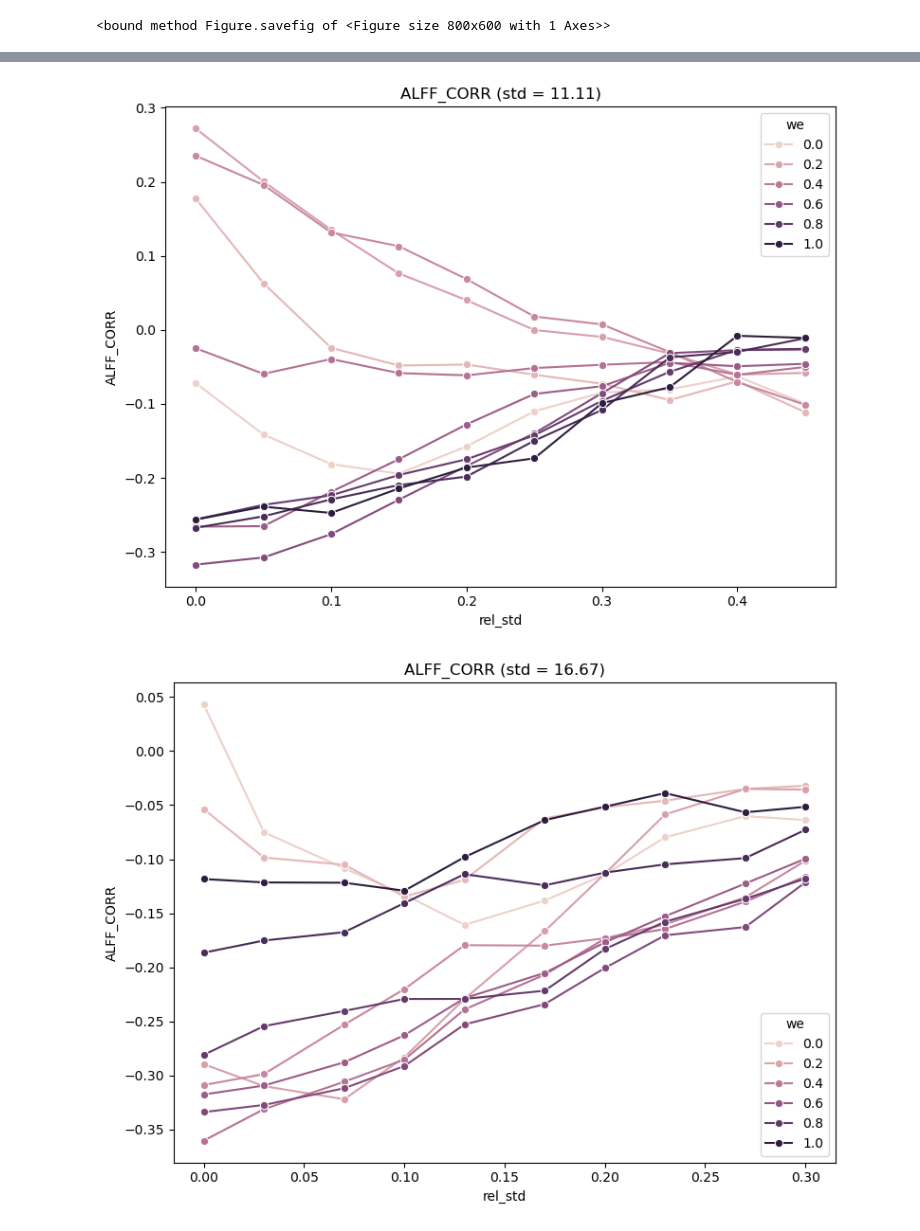
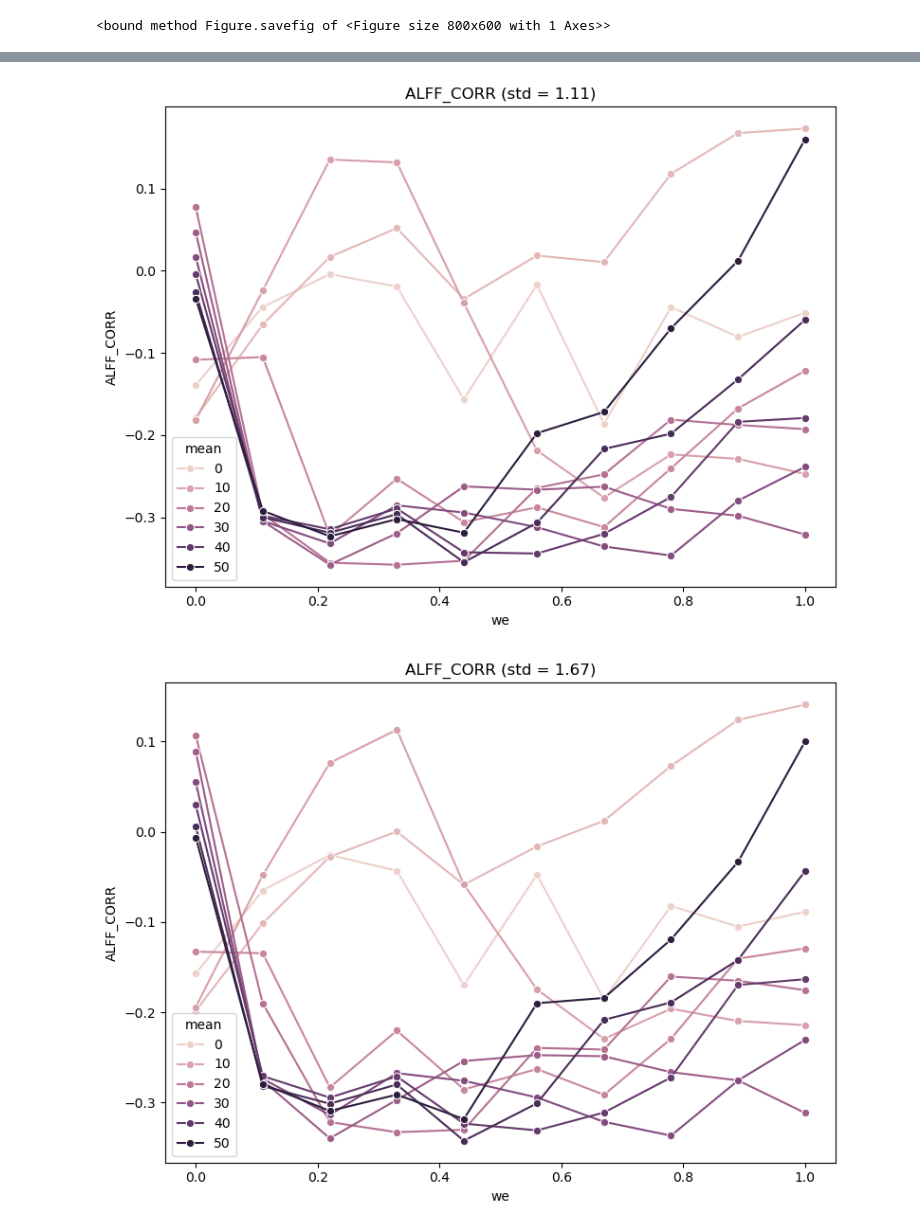
Before and after one commit to giapre/GMV, a Jupyter notebook: notebooks/plot_features_and_demo.ipynb, the cells around one changed output, grey strips where cells are left out. Drawn from its saved outputs; the diff is of its cells as text; code cells hidden in the pictures.

```diff
--- a/notebooks/plot_features_and_demo.ipynb
+++ b/notebooks/plot_features_and_demo.ipynb
@@ -174,13 +174,13 @@ import matplotlib.pyplot as plt
 import seaborn as sns
 import numpy as np
 
-for mean in np.unique(df['mean']):
+for mean in np.unique(df['std']):
 
-    temp = df[df['mean'] == mean]
+    temp = df[df['std'] == mean]
 
     avg_df = (
         temp
-        .groupby(['we', 'rel_std'])['ALFF_CORR']
+        .groupby(['we', 'mean'])['ALFF_CORR']
         .mean()
         .reset_index()
     )
@@ -189,9 +189,9 @@ for mean in np.unique(df['mean']):
 
     sns.lineplot(
         data=avg_df,
-        x='rel_std',
+        x='we',
         y='ALFF_CORR',
-        hue='we',
+        hue='mean',
         marker='o'
     )
 
@@ -204,2 +204,2 @@ for mean in np.unique(df['mean']):
-[figure, old version]
+[figure, new version]
-[figure, old version]
+[figure, new version]
```
Also changed, not shown: parts of 6 cells of this notebook, 2 other files.
